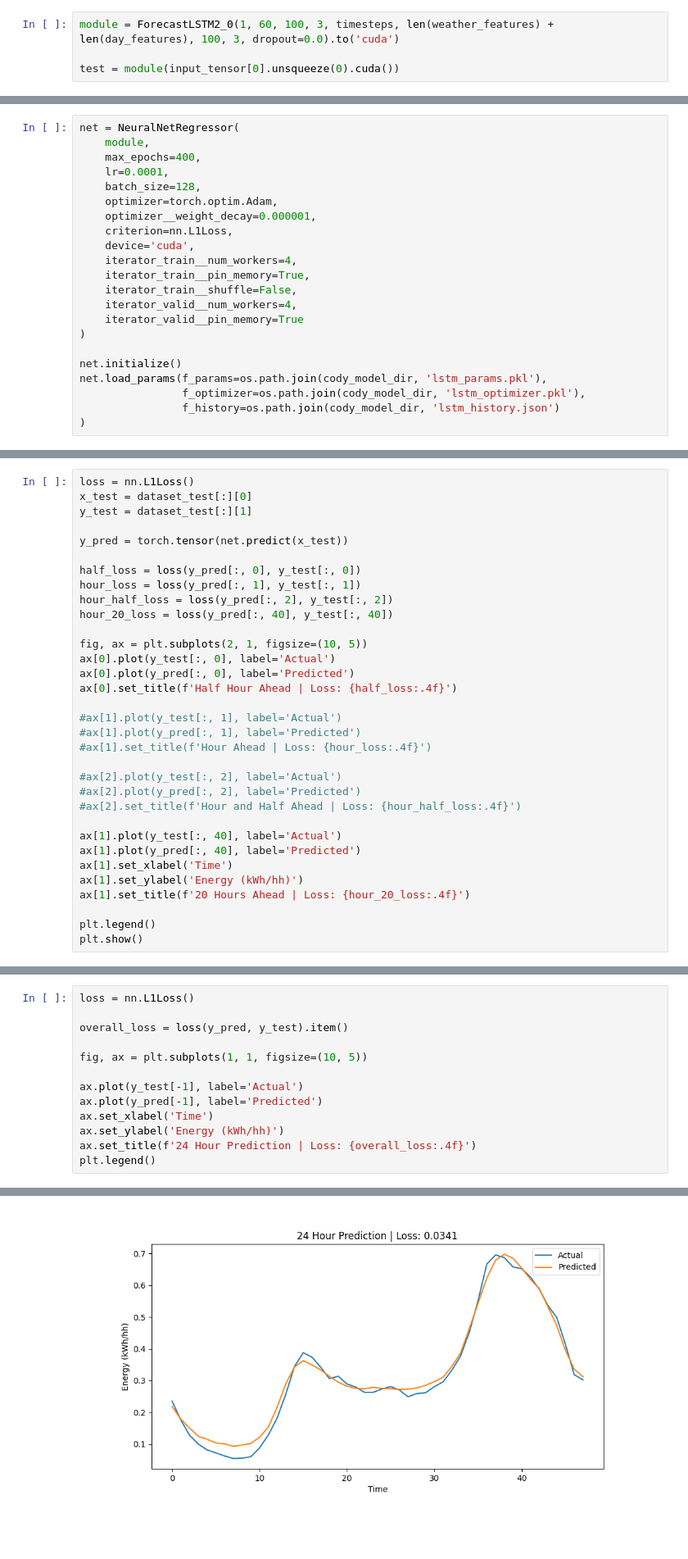
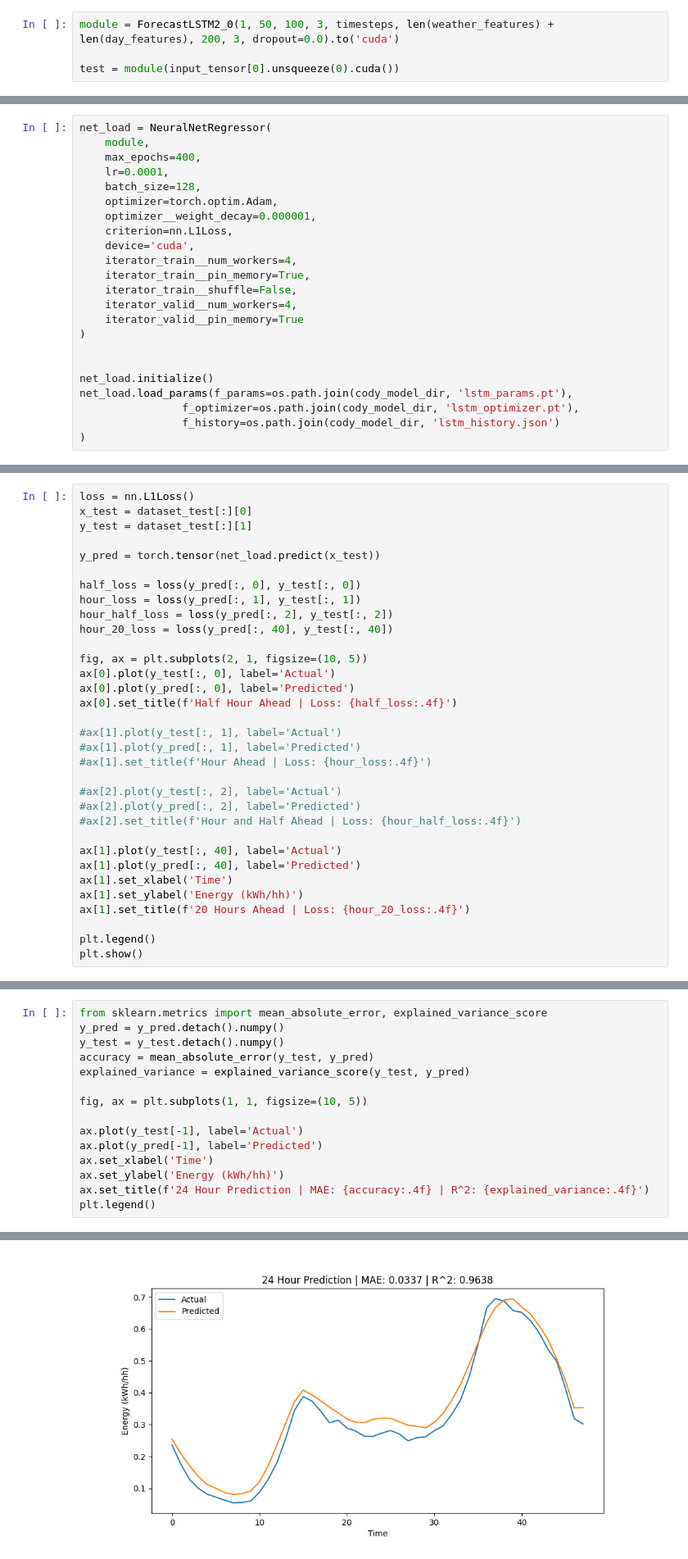
Before and after one commit to timdodge54/Power_Forecasting_With_DNN, a Jupyter notebook: src/Cody_Notebook.ipynb, the cells around one changed output, grey strips where cells are left out. Shown at 82% size. Saved outputs shown, nothing was run; the diff lists cells and outputs as text; blank space fills up the shorter version.

```diff
--- a/src/Cody_Notebook.ipynb
+++ b/src/Cody_Notebook.ipynb
@@ -451,7 +455,7 @@ target_tensor = torch.tensor(targets.values).float().reshape(-1, timesteps)
 dataset_train = data_utils.TensorDataset(input_tensor[:int(len(input_tensor) * 0.8)], target_tensor[:int(len(target_tensor) * 0.8)])
 dataset_test = data_utils.TensorDataset(input_tensor[int(len(input_tensor) * 0.8):], target_tensor[int(len(target_tensor) * 0.8):])
 # %%
-module = ForecastLSTM2_0(1, 60, 100, 3, timesteps, len(weather_features) + len(day_features), 100, 3, dropout=0.0).to('cuda')
+module = ForecastLSTM2_0(1, 50, 100, 3, timesteps, len(weather_features) + len(day_features), 200, 3, dropout=0.0).to('cuda')
 
 test = module(input_tensor[0].unsqueeze(0).cuda())
 # %%
@@ -500,5 +502,5 @@ net.save_params(f_params=os.path.join(cody_model_dir, 'lstm_params.pkl'),
 # %%
-net = NeuralNetRegressor(
+net_load = NeuralNetRegressor(
     module,
     max_epochs=400,
     lr=0.0001,
@@ -514,8 +516,9 @@ net = NeuralNetRegressor(
     iterator_valid__pin_memory=True
 )
 
-net.initialize()
-net.load_params(f_params=os.path.join(cody_model_dir, 'lstm_params.pkl'),
-                f_optimizer=os.path.join(cody_model_dir, 'lstm_optimizer.pkl'),
+
+net_load.initialize()
+net_load.load_params(f_params=os.path.join(cody_model_dir, 'lstm_params.pt'),
+                f_optimizer=os.path.join(cody_model_dir, 'lstm_optimizer.pt'),
                 f_history=os.path.join(cody_model_dir, 'lstm_history.json')
 )
@@ -526,7 +527,7 @@ loss = nn.L1Loss()
 x_test = dataset_test[:][0]
 y_test = dataset_test[:][1]
 
-y_pred = torch.tensor(net.predict(x_test))
+y_pred = torch.tensor(net_load.predict(x_test))
 
 half_loss = loss(y_pred[:, 0], y_test[:, 0])
 hour_loss = loss(y_pred[:, 1], y_test[:, 1])
@@ -559,16 +560,18 @@ plt.show()
 # %%
-loss = nn.L1Loss()
-
-overall_loss = loss(y_pred, y_test).item()
+from sklearn.metrics import mean_absolute_error, explained_variance_score
+y_pred = y_pred.detach().numpy()
+y_test = y_test.detach().numpy()
+accuracy = mean_absolute_error(y_test, y_pred)
+explained_variance = explained_variance_score(y_test, y_pred)
 
 fig, ax = plt.subplots(1, 1, figsize=(10, 5))
 
 ax.plot(y_test[-1], label='Actual')
 ax.plot(y_pred[-1], label='Predicted')
 ax.set_xlabel('Time')
 ax.set_ylabel('Energy (kWh/hh)')
-ax.set_title(f'24 Hour Prediction | Loss: {overall_loss:.4f}')
+ax.set_title(f'24 Hour Prediction | MAE: {accuracy:.4f} | R^2: {explained_variance:.4f}')
 plt.legend()
 # %% [output]
 <matplotlib.legend.Legend at 0x...>
-[figure, old version]
+[figure, new version]
```
Also changed, not shown: parts of 6 cells of this notebook, 6 other files.
